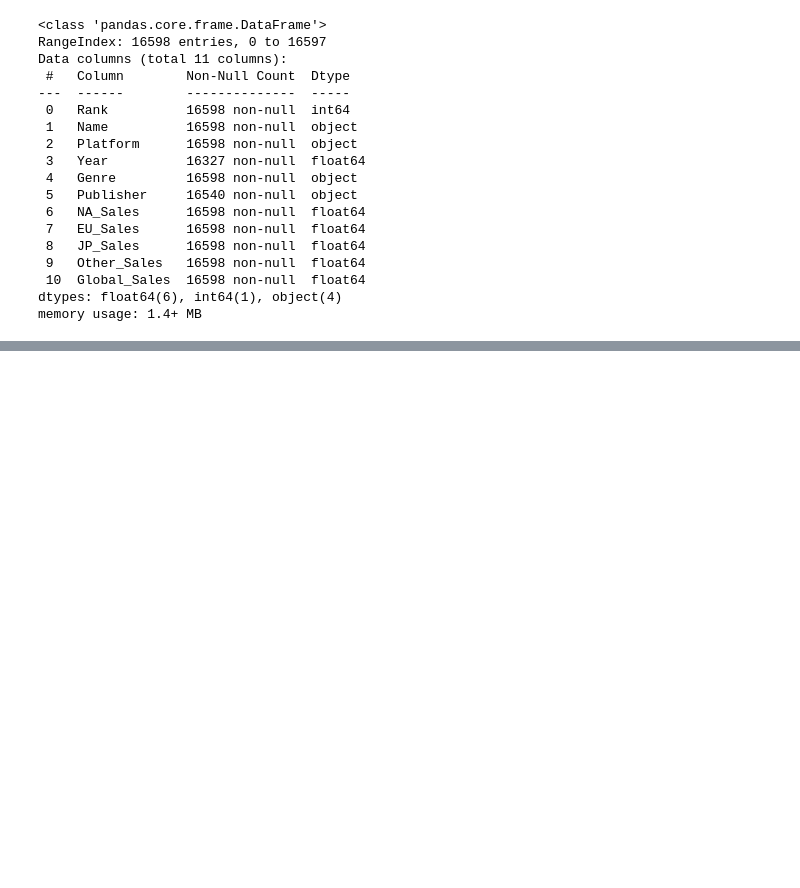
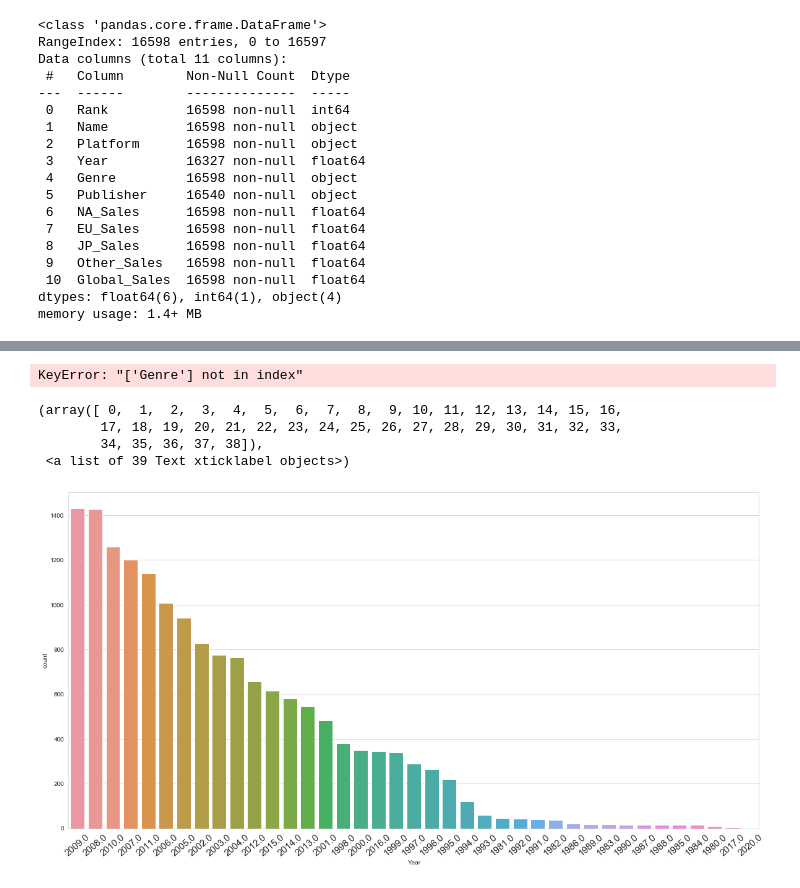
Before and after one commit to yeonghwanchoi/EDA, a Jupyter notebook: videogames/video_games.ipynb, the cells around one changed output, grey strips where cells are left out. Drawn from its saved outputs; the diff is of its cells as text; code cells hidden in the pictures; blank space fills up the shorter version.

```diff
--- a/videogames/video_games.ipynb
+++ b/videogames/video_games.ipynb
@@ -39,0 +149,20 @@ memory usage: 1.4+ MB
+# %%
+#Sales of gerne by the regions
+NA_Sales=data.groupby(['Genre']).sum()
+NA_Sales=NA_Sales[['Genre','NA_Sales']].reset_index()
+NA_Sales
+# NA_Sales=pd.DataFrame("NA_Sales")
+# sns.barplot(x="Genre",y='NA_Sales',data=NA_Sales)
+# %% [output]
+KeyError: "['Genre'] not in index"
+# %%
+# The year that the most games are released
+plt.figure(figsize=(20,10))
+sns.countplot(x="Year", data=data,order = data.groupby(by=['Year'])['Name'].count().sort_values(ascending=False).index)
+plt.xticks(size=15,rotation=40)
+# %% [output]
+(array([ 0,  1,  2,  3,  4,  5,  6,  7,  8,  9, 10, 11, 12, 13, 14, 15, 16,
+        17, 18, 19, 20, 21, 22, 23, 24, 25, 26, 27, 28, 29, 30, 31, 32, 33,
+        34, 35, 36, 37, 38]),
+ <a list of 39 Text xticklabel objects>)
+[figure, added]
```
Also changed, not shown: parts of 17 cells of this notebook.
